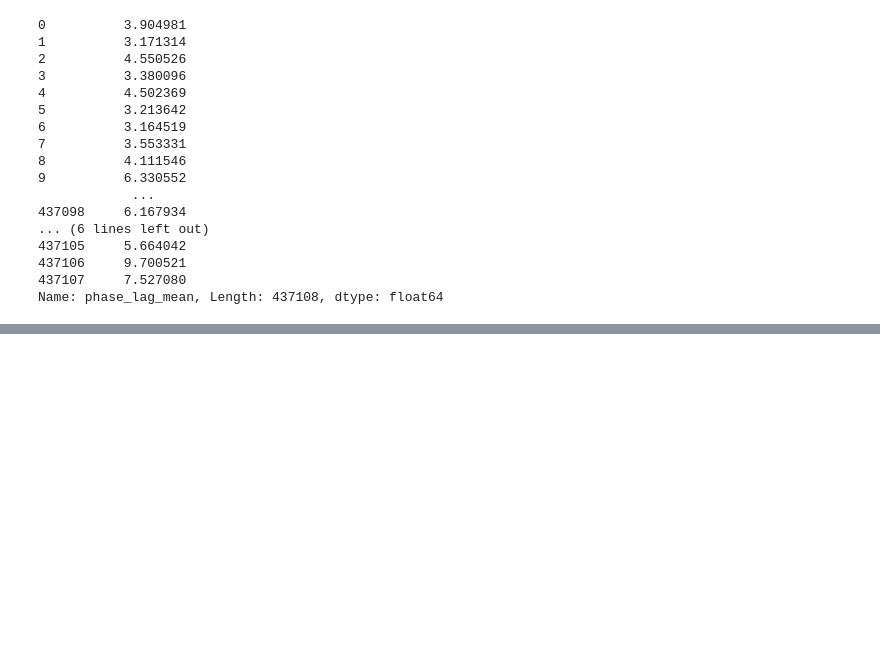
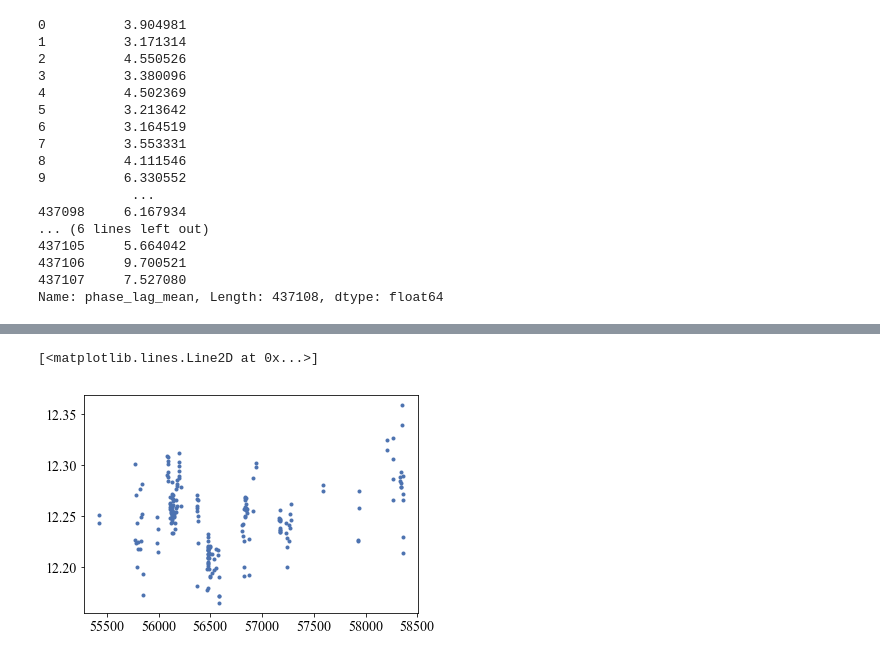
Before and after one commit to thomasmolnar/virac_classifier, a Jupyter notebook: plots/ConfusionMatrix-nofap.ipynb, the cells around one changed output, grey strips where cells are left out. Saved outputs shown, nothing was run; the diff lists cells and outputs as text; code cells hidden in the pictures; blank space fills up the shorter version.

```diff
--- a/plots/ConfusionMatrix-nofap.ipynb
+++ b/plots/ConfusionMatrix-nofap.ipynb
@@ -905,0 +938,8 @@ Name: phase_lag_mean, Length: 437108, dtype: float64
+# %%
+lc=get_lightcurve(9270237023277)
+clean = (lc['filterid']==5)&(lc['ambiguous_match']==0)&(lc['ast_res_chisq']<13.)&(lc['chi']<5.)
+lc = sigclipper(lc[clean])
+plt.plot(lc['mjdobs'],lc['mag'],'.')
+# %% [output]
+[<matplotlib.lines.Line2D at 0x...>]
+[figure, added]
```
Also changed, not shown: parts of 41 cells of this notebook, 6 other files.
